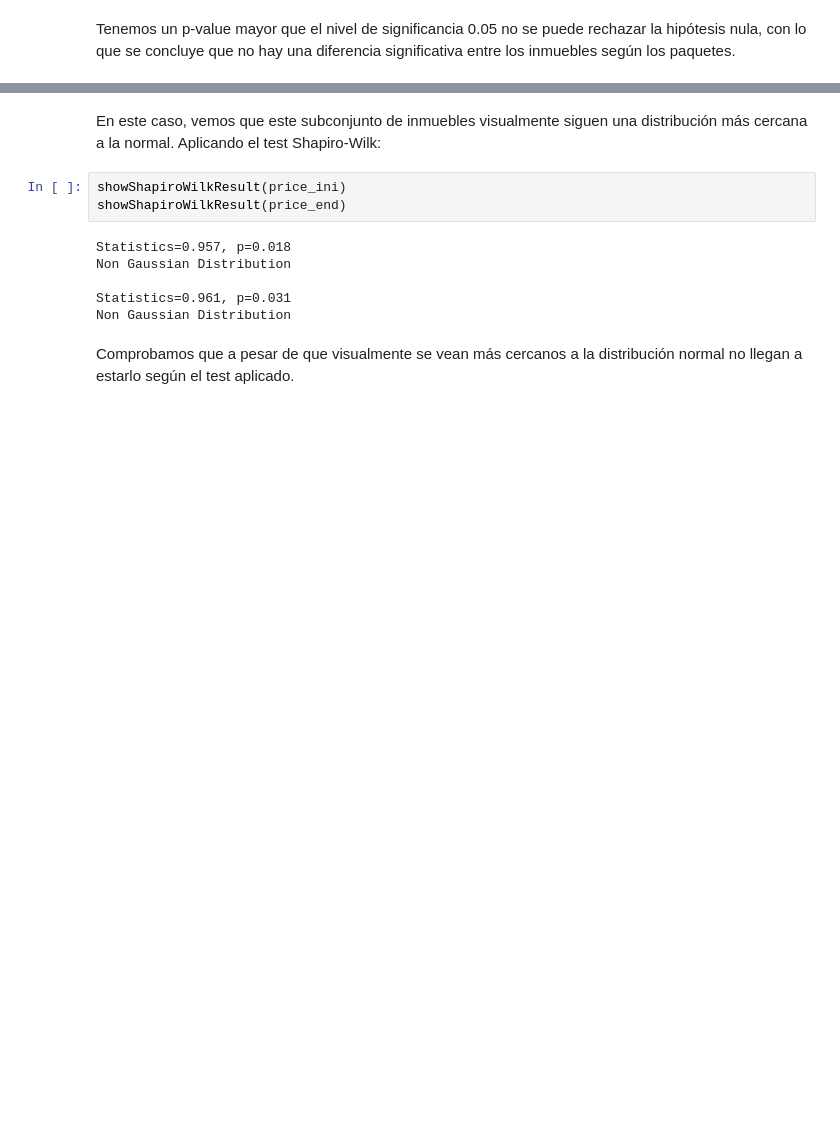
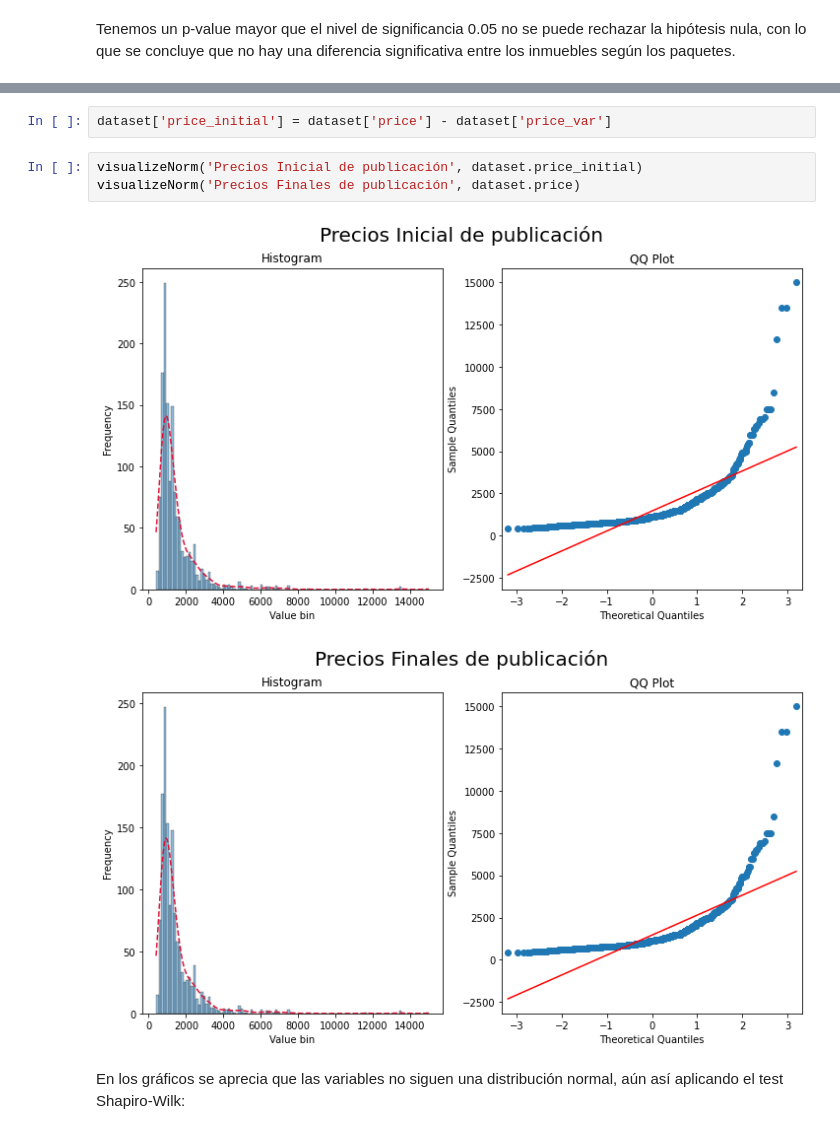
Before and after one commit to KevMCh/PRAC2, a Jupyter notebook: src/analysis.ipynb, the cells around one changed output, grey strips where cells are left out. Saved outputs shown, nothing was run; the diff lists cells and outputs as text; blank space fills up the shorter version.

```diff
--- a/src/analysis.ipynb
+++ b/src/analysis.ipynb
@@ -237,13 +222,10 @@ visualizeNorm('Final', price_end)
+# %%
+dataset['price_initial'] = dataset['price'] - dataset['price_var']
+# %%
+visualizeNorm('Precios Inicial de publicación', dataset.price_initial)
+visualizeNorm('Precios Finales de publicación', dataset.price)
+# %% [output]
+[figure, added]
+[figure, added]
 # %% [markdown]
-En este caso, vemos que este subconjunto de inmuebles visualmente siguen una distribución más cercana a la normal. Aplicando el test Shapiro-Wilk:
+En los gráficos se aprecia que las variables no siguen una distribución normal, aún así aplicando el test Shapiro-Wilk:
-# %%
-showShapiroWilkResult(price_ini)
-showShapiroWilkResult(price_end)
-# %% [output]
-Statistics=0.957, p=0.018
-Non Gaussian Distribution
-
-Statistics=0.961, p=0.031
-Non Gaussian Distribution
-# %% [markdown]
-Comprobamos que a pesar de que visualmente se vean más cercanos a la distribución normal no llegan a estarlo según el test aplicado.
```
Also changed, not shown: parts of 36 cells of this notebook, 3 other files.
